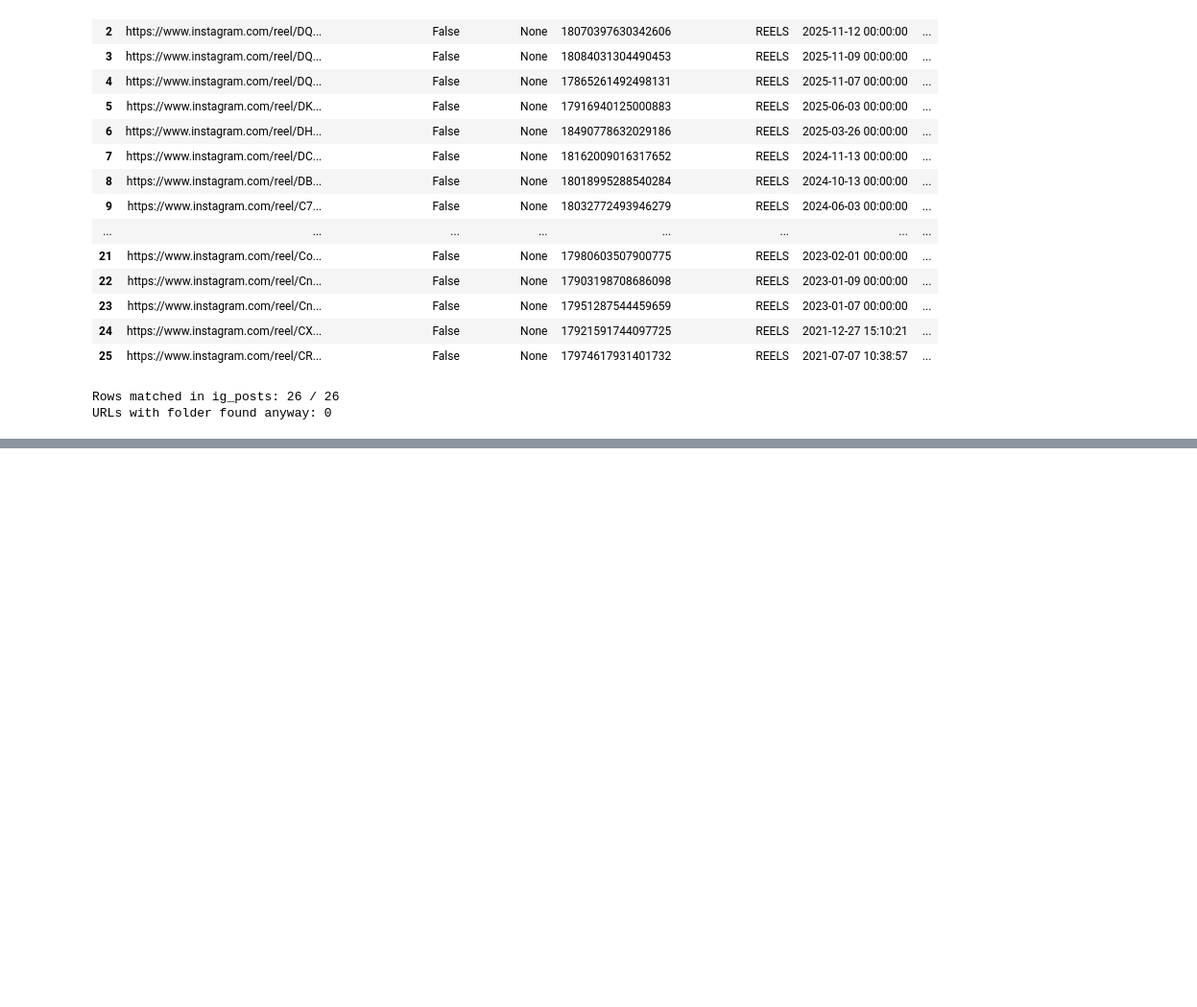
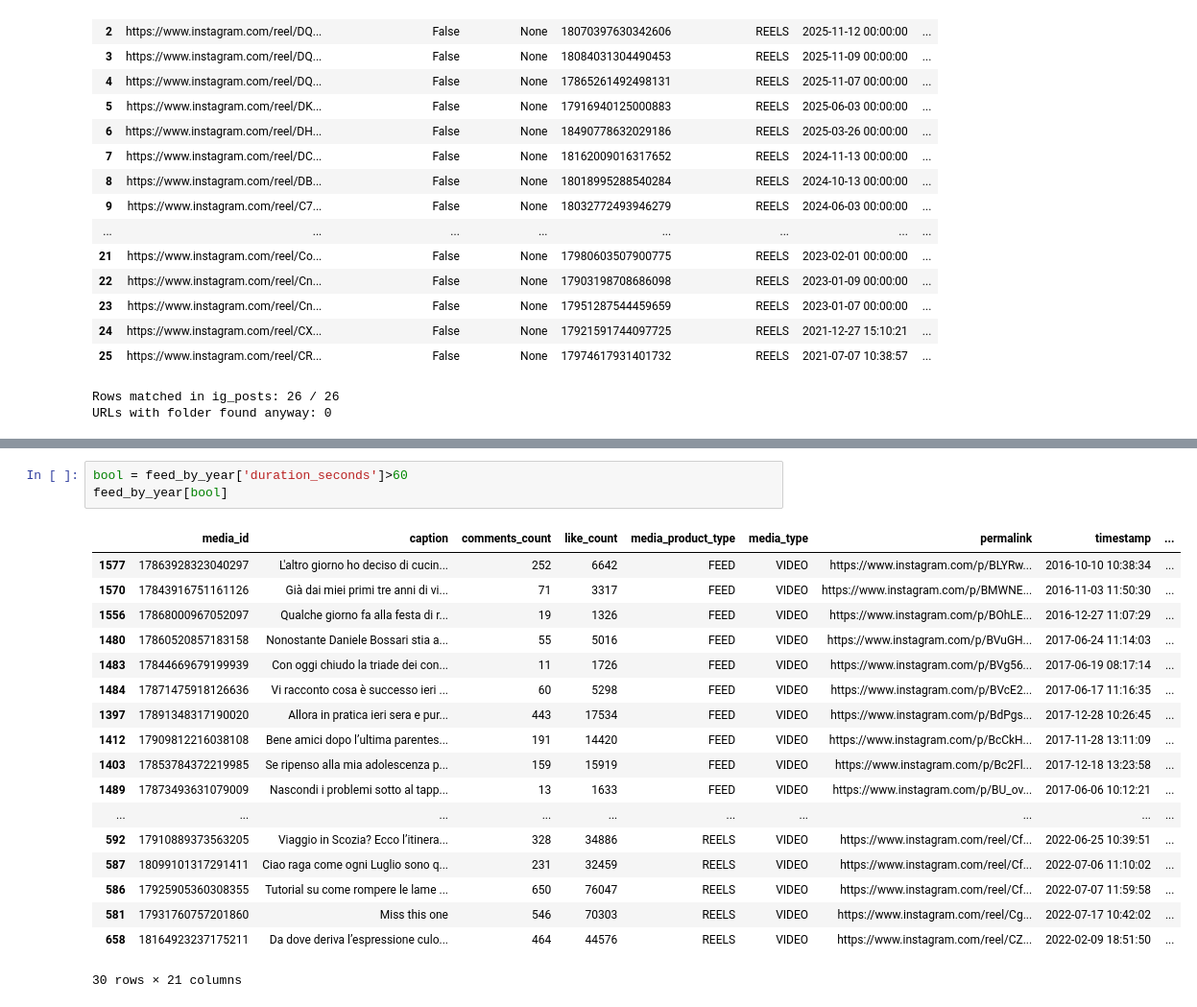
Before and after one commit to rezache4/ShowreelSociaMediaAnalytics, a Jupyter notebook: Ali/IG_Download.ipynb, the cells around one changed output, grey strips where cells are left out. Shown at 96% size. Drawn from its saved outputs; the diff is of its cells as text; blank space fills up the shorter version.

```diff
--- a/Ali/IG_Download.ipynb
+++ b/Ali/IG_Download.ipynb
@@ -1218,0 +1477,22 @@ plt.show()
+# %%
+bool = feed_by_year['duration_seconds']>60
+feed_by_year[bool]
+# %% [output]
+|  | media_id | caption | comments_count | like_count | media_product_type | media_type | permalink | timestamp | ... |
+| 1577 | 17863928323040297 | L'altro giorno ho deciso di cucin... | 252 | 6642 | FEED | VIDEO | https://www.instagram.com/p/BLYRw... | 2016-10-10 10:38:34 | ... |
+| 1570 | 17843916751161126 | Già dai miei primi tre anni di vi... | 71 | 3317 | FEED | VIDEO | https://www.instagram.com/p/BMWNE... | 2016-11-03 11:50:30 | ... |
+| 1556 | 17868000967052097 | Qualche giorno fa alla festa di r... | 19 | 1326 | FEED | VIDEO | https://www.instagram.com/p/BOhLE... | 2016-12-27 11:07:29 | ... |
+| 1480 | 17860520857183158 | Nonostante Daniele Bossari stia a... | 55 | 5016 | FEED | VIDEO | https://www.instagram.com/p/BVuGH... | 2017-06-24 11:14:03 | ... |
+| 1483 | 17844669679199939 | Con oggi chiudo la triade dei con... | 11 | 1726 | FEED | VIDEO | https://www.instagram.com/p/BVg56... | 2017-06-19 08:17:14 | ... |
+| 1484 | 17871475918126636 | Vi racconto cosa è successo ieri ... | 60 | 5298 | FEED | VIDEO | https://www.instagram.com/p/BVcE2... | 2017-06-17 11:16:35 | ... |
+| 1397 | 17891348317190020 | Allora in pratica ieri sera e pur... | 443 | 17534 | FEED | VIDEO | https://www.instagram.com/p/BdPgs... | 2017-12-28 10:26:45 | ... |
+| 1412 | 17909812216038108 | Bene amici dopo l’ultima parentes... | 191 | 14420 | FEED | VIDEO | https://www.instagram.com/p/BcCkH... | 2017-11-28 13:11:09 | ... |
+| 1403 | 17853784372219985 | Se ripenso alla mia adolescenza p... | 159 | 15919 | FEED | VIDEO | https://www.instagram.com/p/Bc2Fl... | 2017-12-18 13:23:58 | ... |
+| 1489 | 17873493631079009 | Nascondi i problemi sotto al tapp... | 13 | 1633 | FEED | VIDEO | https://www.instagram.com/p/BU_ov... | 2017-06-06 10:12:21 | ... |
+| ... | ... | ... | ... | ... | ... | ... | ... | ... | ... |
+| 592 | 17910889373563205 | Viaggio in Scozia? Ecco l’itinera... | 328 | 34886 | REELS | VIDEO | https://www.instagram.com/reel/Cf... | 2022-06-25 10:39:51 | ... |
+| 587 | 18099101317291411 | Ciao raga come ogni Luglio sono q... | 231 | 32459 | REELS | VIDEO | https://www.instagram.com/reel/Cf... | 2022-07-06 11:10:02 | ... |
+| 586 | 17925905360308355 | Tutorial su come rompere le lame ... | 650 | 76047 | REELS | VIDEO | https://www.instagram.com/reel/Cf... | 2022-07-07 11:59:58 | ... |
+| 581 | 17931760757201860 | Miss this one | 546 | 70303 | REELS | VIDEO | https://www.instagram.com/reel/Cg... | 2022-07-17 10:42:02 | ... |
+| 658 | 18164923237175211 | Da dove deriva l’espressione culo... | 464 | 44576 | REELS | VIDEO | https://www.instagram.com/reel/CZ... | 2022-02-09 18:51:50 | ... |
+30 rows × 21 columns
```
Also changed, not shown: parts of 18 cells of this notebook, 19 other files.
